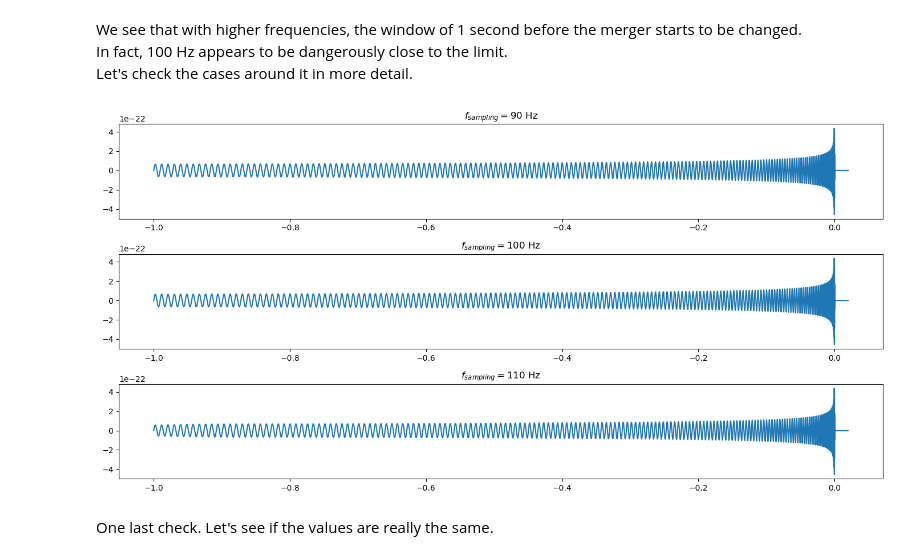
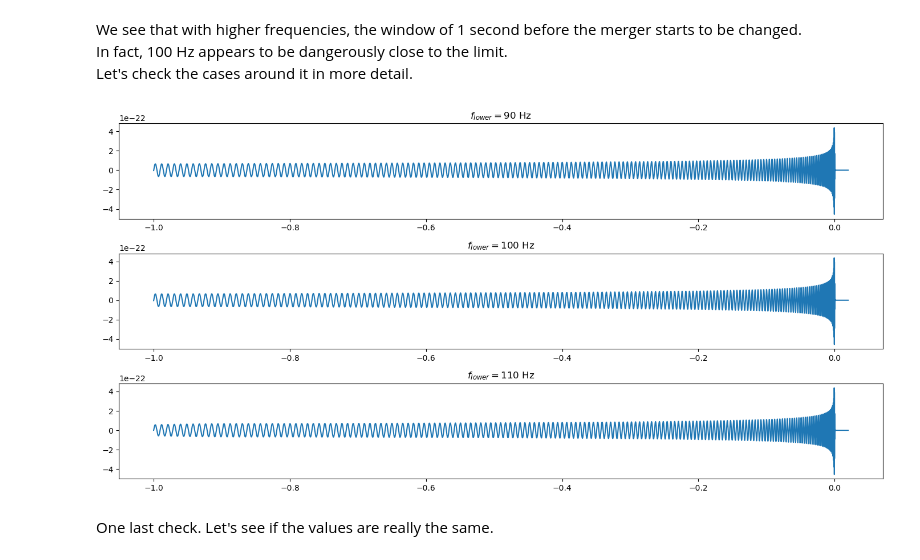
Before and after one commit to tttiago/dataset_generation, a Jupyter notebook: explore_generation_params.ipynb, the cells around one changed output. Drawn from its saved outputs; the diff is of its cells as text; code cells hidden in the pictures.

```diff
--- a/explore_generation_params.ipynb
+++ b/explore_generation_params.ipynb
@@ -111,7 +111,7 @@ for freq in freqs:
 fig, axs = plt.subplots(2, 5, figsize=(16, 6))
 for ith_ax, ax in enumerate(axs.flatten()):
     ax.plot(hps[ith_ax].sample_times, hps[ith_ax])
-    ax.set_title(f'$f$ = {freqs[ith_ax]:.0f} Hz')
+    ax.set_title('$f_{lower}$' f'= {freqs[ith_ax]:.0f} Hz')
     ax.set_xlabel('Time (s)')
 fig.tight_layout()
 # %% [output]
@@ -244,12 +244,12 @@ Let's check the cases around it in more detail.
 # %%
 fig, axs = plt.subplots(3, 1, figsize=(14, 7))
 for ith_ax, ax in enumerate(axs.flatten()):
     axs[ith_ax].plot(*get_waveform_slice(hps3[ith_ax+4], end=0.02))
-    axs[ith_ax].set_title("$f_{sampling} = $" f"{freqs[ith_ax+4]:.0f} Hz")
+    axs[ith_ax].set_title("$f_{lower} = $" f"{freqs[ith_ax+4]:.0f} Hz")
 for ax in axs: ax.set_ylim(axs[0].get_ylim())
 fig.tight_layout()
 # %% [output]
-[figure, old version]
+[figure, new version]
 # %% [markdown]
 One last check. Let's see if the values are really the same.
 # %%
```
Also changed, not shown: parts of 1 cell of this notebook.
